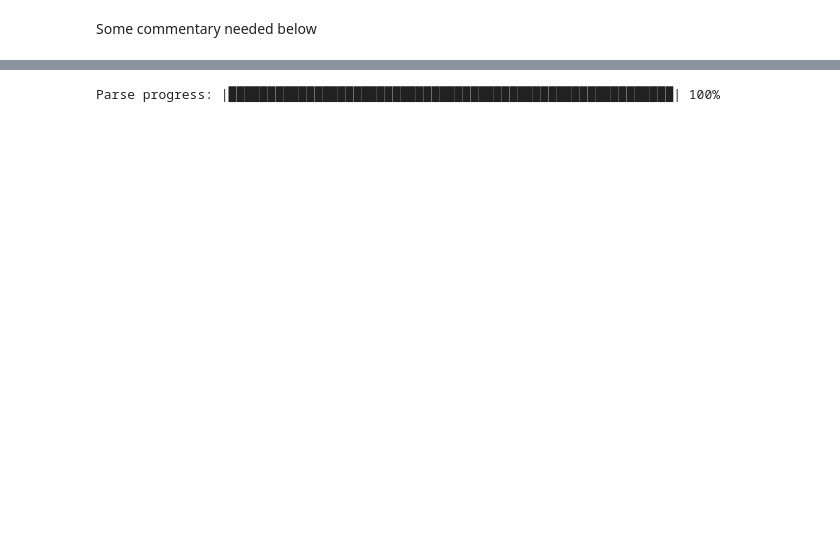
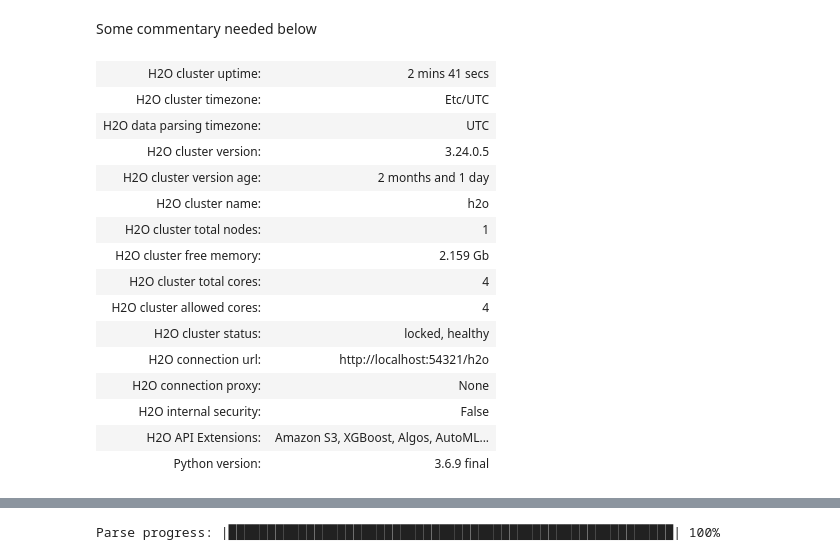
Before and after one commit to davidwhiting/aquarium_h2o3_sw, a Jupyter notebook: contents/develop/working/prostate/H2O-Full-Prostate-Modeling-Demo.ipynb, the cells around one changed output, grey strips where cells are left out. Cells and saved outputs as stored; diff of their text form; code cells hidden in the pictures; blank space fills up the shorter version.

```diff
--- a/contents/develop/working/prostate/H2O-Full-Prostate-Modeling-Demo.ipynb
+++ b/contents/develop/working/prostate/H2O-Full-Prostate-Modeling-Demo.ipynb
@@ -19,0 +34,19 @@ h2o.cluster_status()
+# %%
+h2o.cluster().show_status()
+# %% [output]
+| H2O cluster uptime: | 2 mins 41 secs |
+| H2O cluster timezone: | Etc/UTC |
+| H2O data parsing timezone: | UTC |
+| H2O cluster version: | 3.24.0.5 |
+| H2O cluster version age: | 2 months and 1 day |
+| H2O cluster name: | h2o |
+| H2O cluster total nodes: | 1 |
+| H2O cluster free memory: | 2.159 Gb |
+| H2O cluster total cores: | 4 |
+| H2O cluster allowed cores: | 4 |
+| H2O cluster status: | locked, healthy |
+| H2O connection url: | http://localhost:54321/h2o |
+| H2O connection proxy: | None |
+| H2O internal security: | False |
+| H2O API Extensions: | Amazon S3, XGBoost, Algos, AutoML... |
+| Python version: | 3.6.9 final |
```
Also changed, not shown: parts of 50 cells of this notebook, 2 other files.
